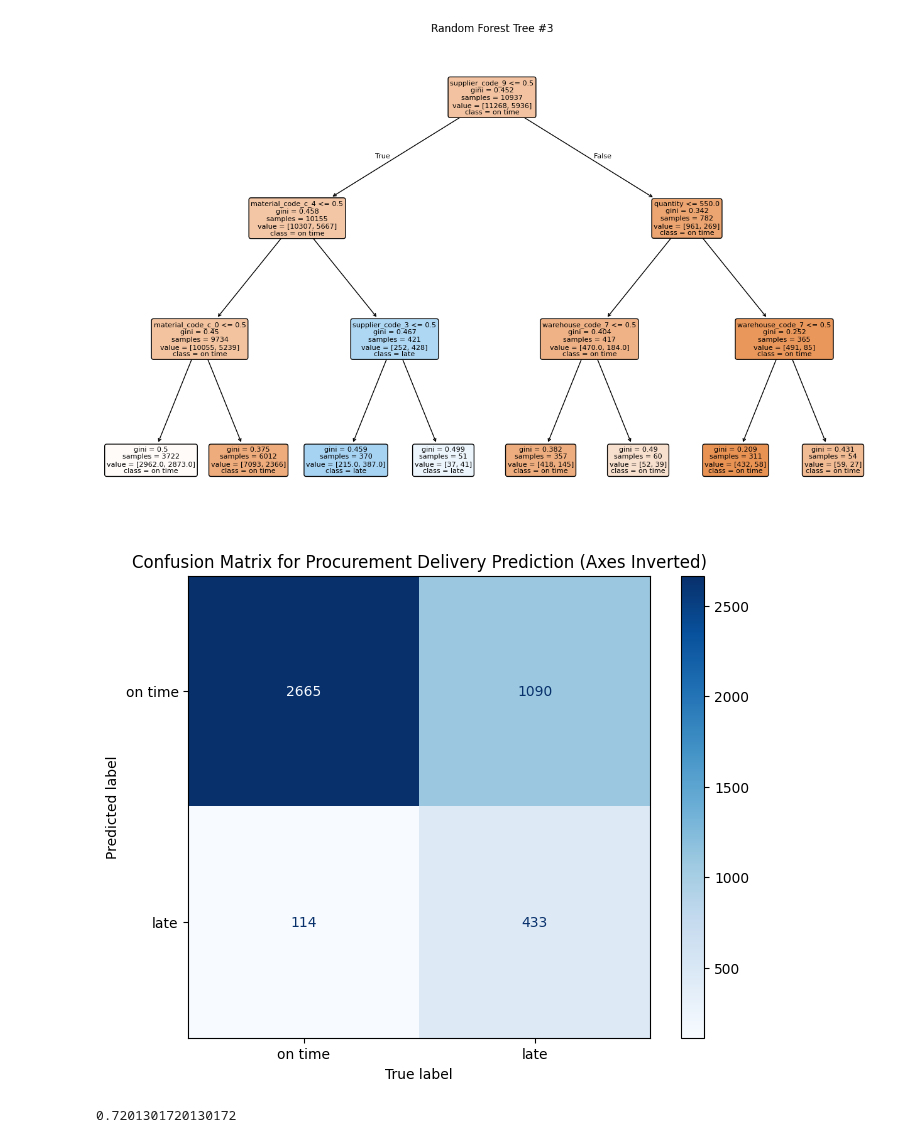
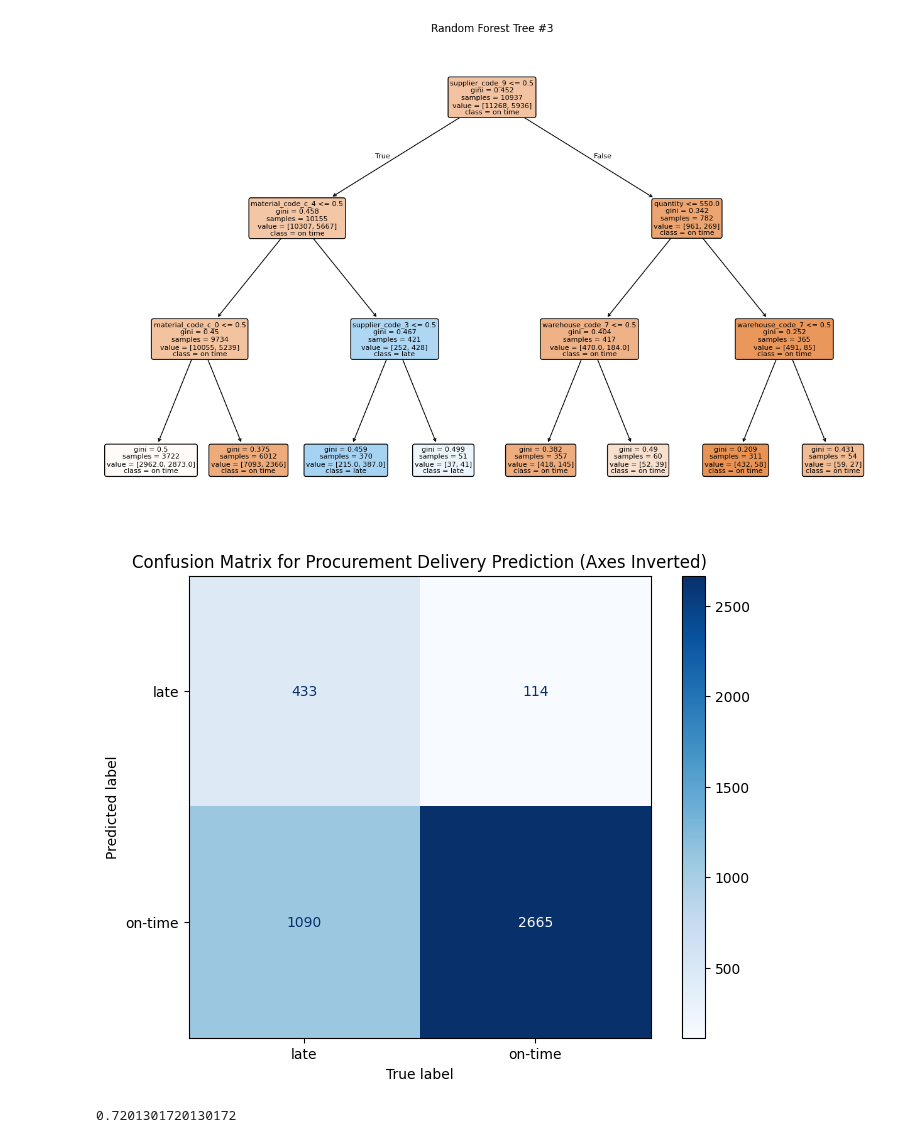
Before and after one commit to jan-source/course_business_analytics_students, a Jupyter notebook: teaching_cases/case_3_predicting_late_purchase_orders/2_step_late_procurement_deliveries_all_features.ipynb, the cells around one changed output. Drawn from its saved outputs; the diff is of its cells as text; code cells hidden in the pictures.

Commit message:
- aligned confusion matrix with lecture notes

```diff
--- a/teaching_cases/case_3_predicting_late_purchase_orders/2_step_late_procurement_deliveries_all_features.ipynb
+++ b/teaching_cases/case_3_predicting_late_purchase_orders/2_step_late_procurement_deliveries_all_features.ipynb
@@ -471,20 +471,20 @@ for i in range(3):
 # %%
 rf_pred = rf.predict(X_test)
 # %%
-cm = confusion_matrix(y_test, rf_pred)
+cm = confusion_matrix(y_test, rf_pred, labels=[1, 0])
 cm_transposed = cm.T
 disp = ConfusionMatrixDisplay(confusion_matrix=cm_transposed,
-                             display_labels=['on time', 'late'])
+                             display_labels=['late', 'on-time'])
 
 # Create a figure and plot
 fig, ax = plt.subplots(figsize=(8, 6))
 disp.plot(ax=ax, cmap='Blues')
 plt.xlabel('True label')  # This will now be on the x-axis
 plt.ylabel('Predicted label')  # This will now be on the y-axis
 plt.title('Confusion Matrix for Procurement Delivery Prediction (Axes Inverted)')
 plt.show()
 # %% [output]
-[figure, old version]
+[figure, new version]
 # %%
 accuracy_score(y_true=y_test, y_pred=rf_pred)
 # %% [output]
```
Also changed, not shown: parts of 6 cells of this notebook, 2 other files.
